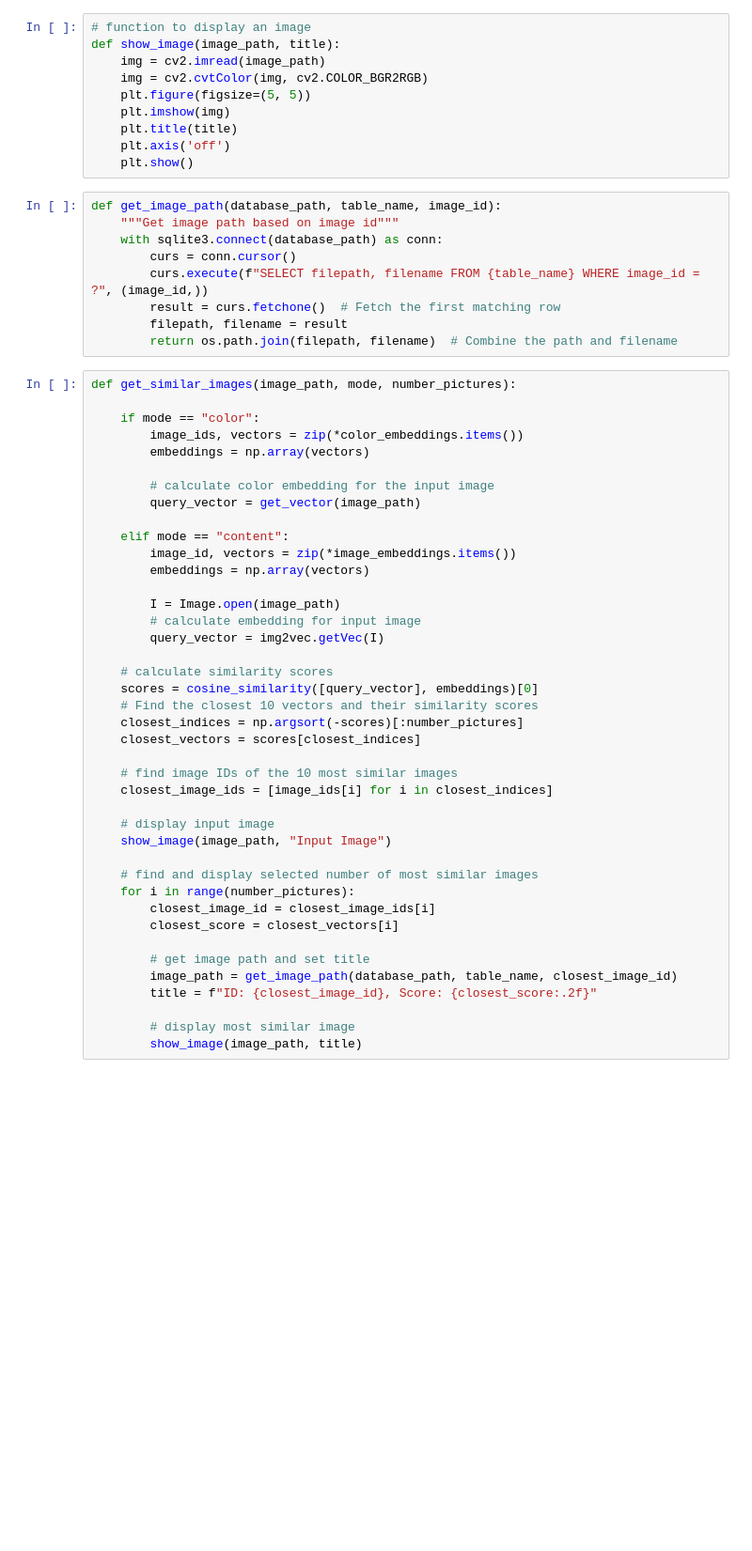
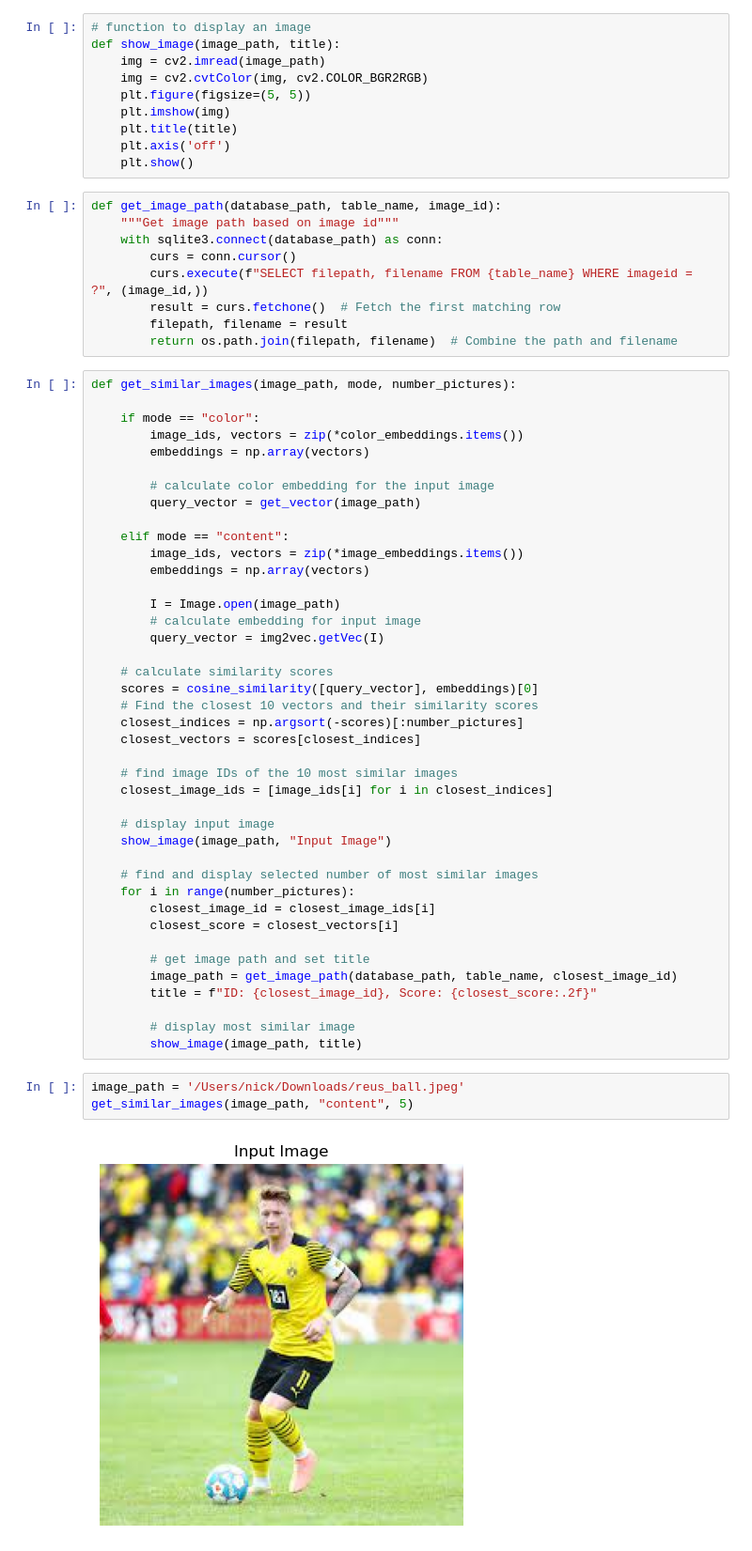
Before and after one commit to nickno7/image_recommender, a Jupyter notebook: resources/similarity.ipynb, the cells around one changed output. Shown at 94% size. Saved outputs shown, nothing was run; the diff lists cells and outputs as text; blank space fills up the shorter version.

```diff
--- a/resources/similarity.ipynb
+++ b/resources/similarity.ipynb
@@ -38,7 +42,7 @@ def get_image_path(database_path, table_name, image_id):
     """Get image path based on image id"""
     with sqlite3.connect(database_path) as conn:
         curs = conn.cursor()
-        curs.execute(f"SELECT filepath, filename FROM {table_name} WHERE image_id = ?", (image_id,))
+        curs.execute(f"SELECT filepath, filename FROM {table_name} WHERE imageid = ?", (image_id,))
         result = curs.fetchone()  # Fetch the first matching row
         filepath, filename = result
         return os.path.join(filepath, filename)  # Combine the path and filename
@@ -53,7 +57,7 @@ def get_similar_images(image_path, mode, number_pictures):
         query_vector = get_vector(image_path)
 
     elif mode == "content":
-        image_id, vectors = zip(*image_embeddings.items())
+        image_ids, vectors = zip(*image_embeddings.items())
         embeddings = np.array(vectors)
 
         I = Image.open(image_path)
@@ -83,3 +87,8 @@ def get_similar_images(image_path, mode, number_pictures):
 
         # display most similar image
         show_image(image_path, title)
+# %%
+image_path = '/Users/nick/Downloads/reus_ball.jpeg'
+get_similar_images(image_path, "content", 5)
+# %% [output]
+[figure, added]
```
Also changed, not shown: parts of 2 cells of this notebook, 2 other files.
